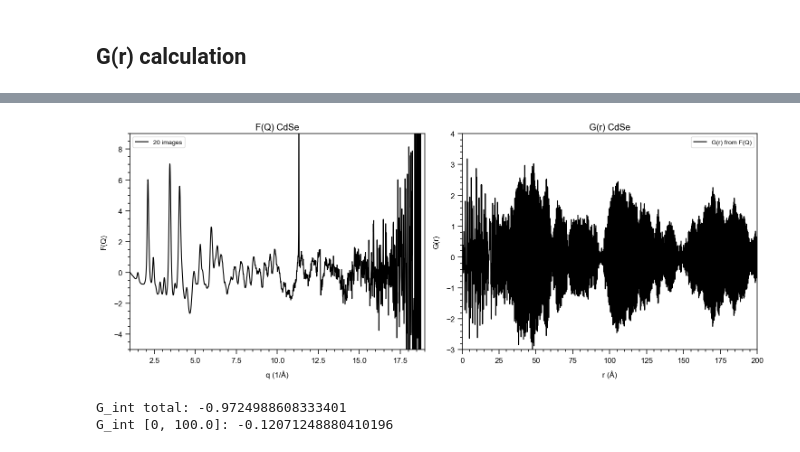
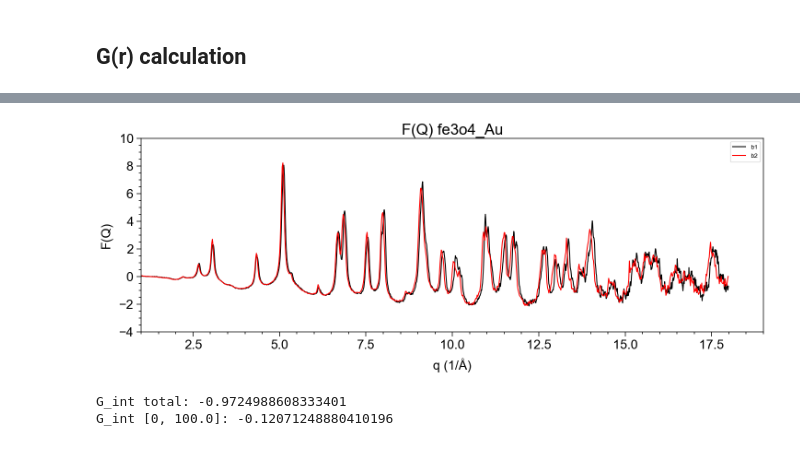
Before and after one commit to victorsecco/PyeRDF, a Jupyter notebook: notebooks/workflows/epdf/02.1_eRDF.ipynb, the cells around one changed output, grey strips where cells are left out. Cells and saved outputs as stored; diff of their text form; code cells hidden in the pictures.

```diff
--- a/notebooks/workflows/epdf/02.1_eRDF.ipynb
+++ b/notebooks/workflows/epdf/02.1_eRDF.ipynb
@@ -146,6 +78,8 @@ y_fit = polynomial(x_fit)
 
 # Calculate _fq_poly and apply Butterworth lowpass filter
 fq_poly = norm_data - y_fit
+# %%
+qb1, fqb1 = dp1.q, fq_poly
 # %% [markdown]
 ## G(r) calculation
 # %%
@@ -192,28 +118,32 @@ plt.show()
 # %%
 # Plot
-fig, axs = plt.subplots(1, 2, figsize=(15, 6))
+plt.figure(figsize=(15, 6))
 
 # F(Q)
-axs[0].plot(dp1.q, fq_poly, label='20 images')
-axs[0].set_xlim(1, 19)
-axs[0].set_ylim(-5,9)
-axs[0].set_xlabel('q (1/Å)')
-axs[0].set_ylabel('F(Q)')
-axs[0].set_title('F(Q) CdSe')
-axs[0].legend(fontsize=10)
+plt.plot(qb1, fqb1, label='b1')
+plt.plot(dp1.q, fq_poly, label='b2')
+plt.xlim(1, 19)
+plt.xlabel('q (1/Å)')
+plt.ylabel('F(Q)')
+plt.title('F(Q) fe3o4_Au')
+plt.legend(fontsize=10)
 
 # G(r)
-axs[1].plot(r_raw, Gr_raw, label='G(r) from F(Q)')
-axs[1].set_xlim(0, 200)
-axs[1].set_xlabel('r (Å)')
-axs[1].set_ylabel('G(r)')
-axs[1].set_title('G(r) CdSe')
-axs[1].legend(fontsize=10)
+# axs[1].plot(r_raw, Gr_raw, label='G(r) from F(Q)')
+# axs[1].set_xlim(0, 60)
+# axs[1].set_xlabel('r (Å)')
+# axs[1].set_ylabel('G(r)')
+# axs[1].set_title('G(r) fe3o4_2nm')
+# axs[1].legend(fontsize=10)
+
 
 plt.tight_layout()
 plt.show()
+
+# output_path = os.path.dirname(start_name)
+# pd.DataFrame(np.array([dp1.q, fq_poly]).T, columns = ["q", "fq"]).to_csv(os.path.join(output_path, "fq_fe3o4_exp1s_spot4_spirit.csv"), sep="\t", index=None, )
 # %% [output]
-[figure, old version]
+[figure, new version]
 # %%
 import numpy as np
 from scipy.integrate import quad, simpson
```
Also changed, not shown: parts of 9 cells of this notebook, 5 other files.
